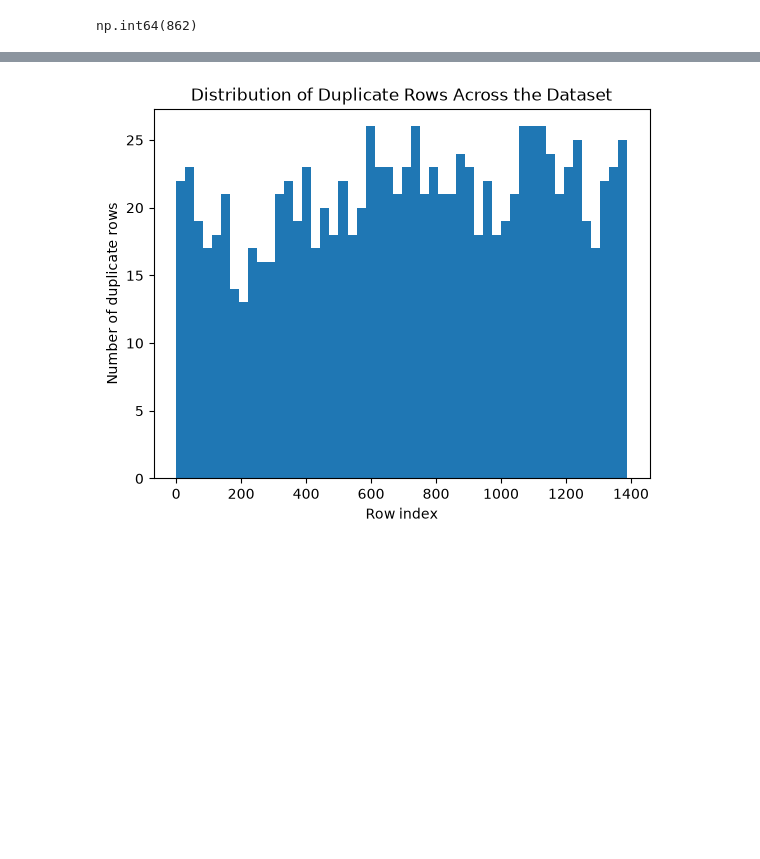
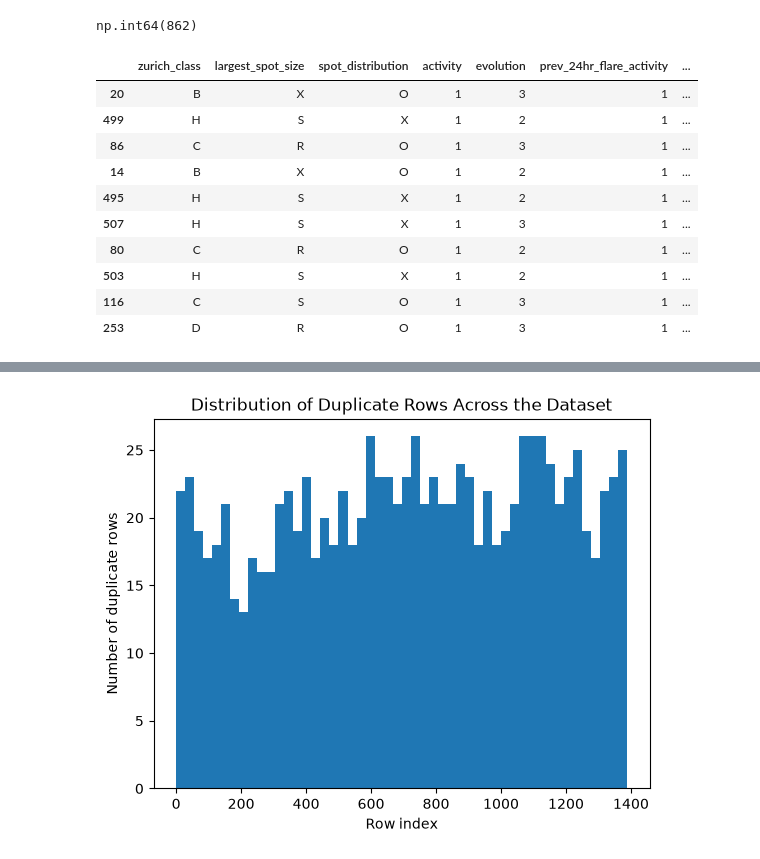
Before and after one commit to jayden-p-wu/dsrp, a Jupyter notebook: main.ipynb, the cells around one changed output, grey strips where cells are left out. Saved outputs shown, nothing was run; the diff lists cells and outputs as text; code cells hidden in the pictures; blank space fills up the shorter version.

```diff
--- a/main.ipynb
+++ b/main.ipynb
@@ -41,4 +42,20 @@ dtype: int64
 df.duplicated().sum() # 862 duplicates, but they are probably all separate observations
 # %% [output]
 np.int64(862)
+# %%
+dupe_counts = df.groupby(list(df.columns)).size().reset_index(name="count")
+dupe_counts = dupe_counts.sort_values("count", ascending=False)
+dupe_counts.head(10) # top 10 duplicates are all non flare observations, supports that they are all separate observations
+# %% [output]
+|  | zurich_class | largest_spot_size | spot_distribution | activity | evolution | prev_24hr_flare_activity | ... |
+| 20 | B | X | O | 1 | 3 | 1 | ... |
+| 499 | H | S | X | 1 | 2 | 1 | ... |
+| 86 | C | R | O | 1 | 3 | 1 | ... |
+| 14 | B | X | O | 1 | 2 | 1 | ... |
+| 495 | H | S | X | 1 | 2 | 1 | ... |
+| 507 | H | S | X | 1 | 3 | 1 | ... |
+| 80 | C | R | O | 1 | 2 | 1 | ... |
+| 503 | H | S | X | 1 | 2 | 1 | ... |
+| 116 | C | S | O | 1 | 3 | 1 | ... |
+| 253 | D | R | O | 1 | 3 | 1 | ... |
 # %% [markdown]
```
Also changed, not shown: parts of 6 cells of this notebook.
